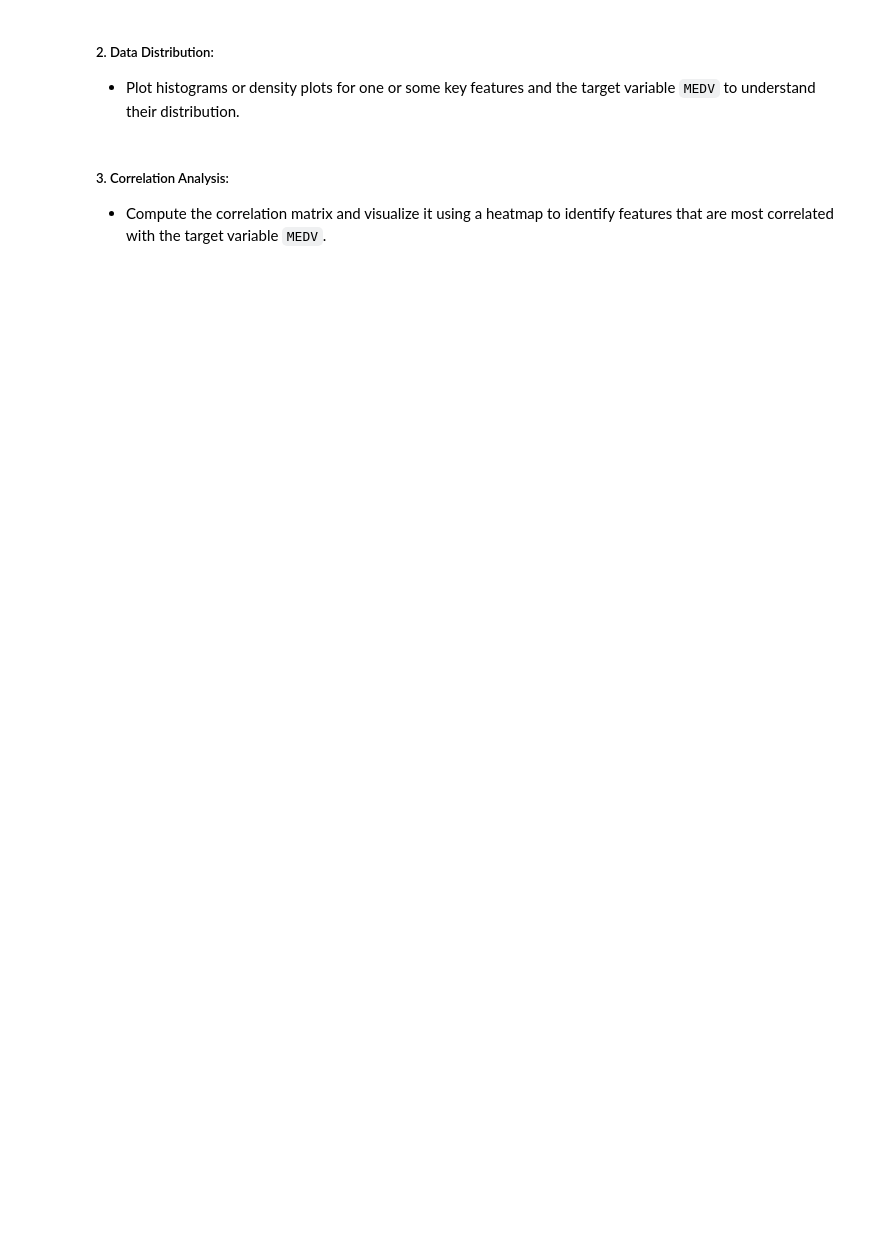
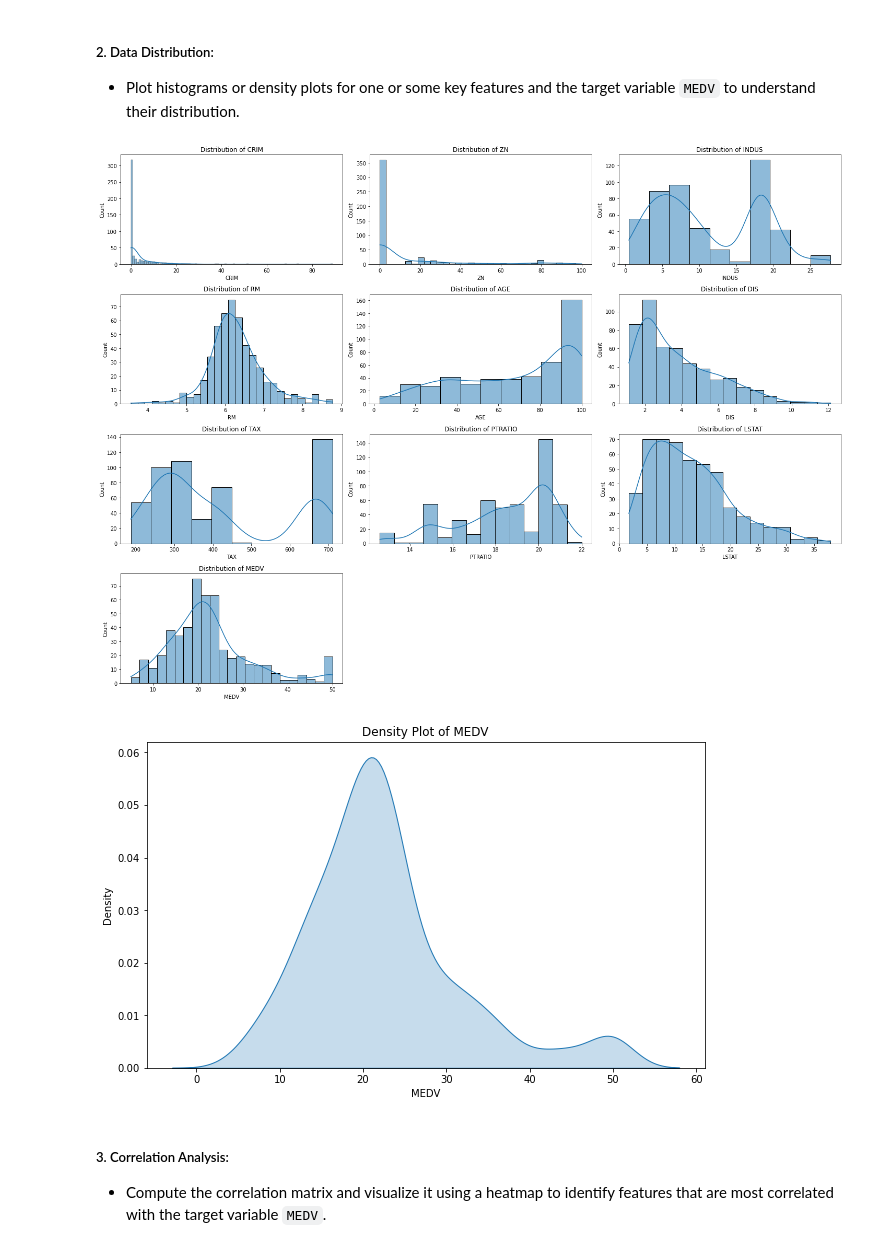
Before and after one commit to rian4693/ANA-540-Week-2, a Jupyter notebook: RianKurniawan_Week2_Assignment 2_ANA540.ipynb, the cells around one changed output. Saved outputs shown, nothing was run; the diff lists cells and outputs as text; code cells hidden in the pictures; blank space fills up the shorter version.

```diff
--- a/RianKurniawan_Week2_Assignment 2_ANA540.ipynb
+++ b/RianKurniawan_Week2_Assignment 2_ANA540.ipynb
@@ -59,2 +62,4 @@ You are encouraged to further your analysis and experiment with the data. Additi
 # %%
 # Load Dataset
+housing_data = pd.read_csv("HousingData.csv")
+housing_data
@@ -74,6 +162,28 @@ Generate descriptive statistics
 ##### 2. Data Distribution:
 
    - Plot histograms or density plots for one or some key features and the target variable `MEDV` to understand their distribution.
+# %%
+# Plot histograms for key features
+key_features = ['CRIM', 'ZN', 'INDUS', 'RM', 'AGE', 'DIS', 'TAX', 'PTRATIO', 'LSTAT', 'MEDV']
+
+plt.figure(figsize=(20, 15))
+for i, feature in enumerate(key_features):
+    plt.subplot(4, 3, i+1)
+    sns.histplot(housing_data[feature], kde=True)
+    plt.title(f'Distribution of {feature}')
+plt.tight_layout()
+plt.show()
+
+# Plot density plot for the target variable 'MEDV'
+plt.figure(figsize=(10, 6))
+sns.kdeplot(housing_data['MEDV'], shade=True)
+plt.title('Density Plot of MEDV')
+plt.xlabel('MEDV')
+plt.ylabel('Density')
+plt.show()
+# %% [output]
+[figure, added]
+[figure, added]
 # %% [markdown]
 ##### 3. Correlation Analysis:
 
```
Also changed, not shown: parts of 24 cells of this notebook.
